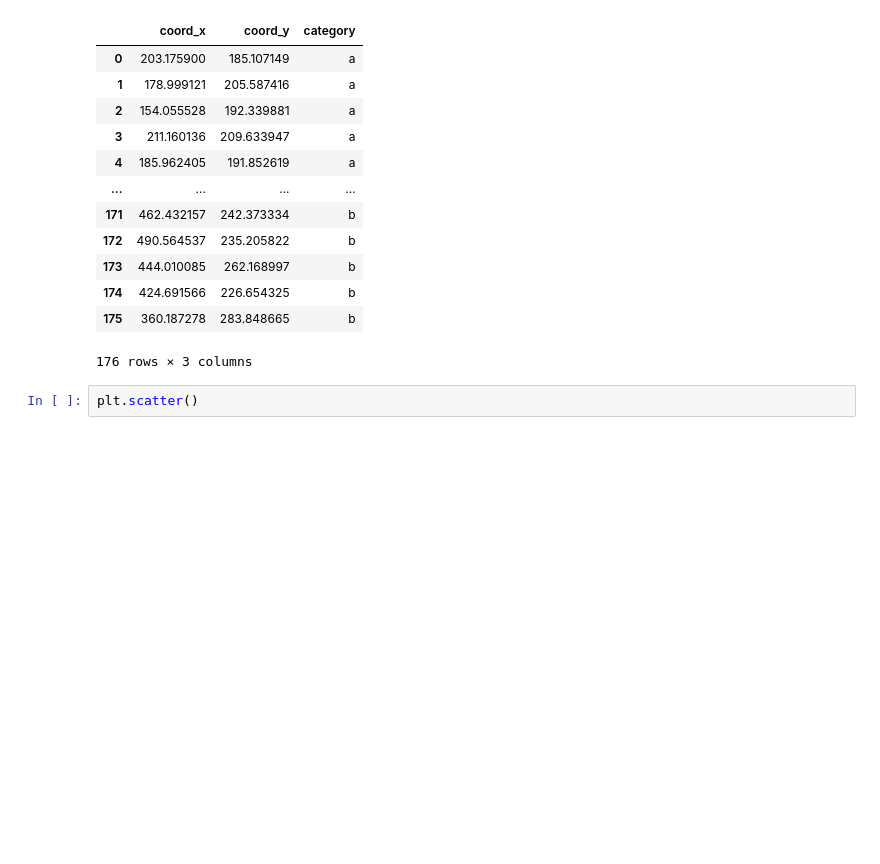
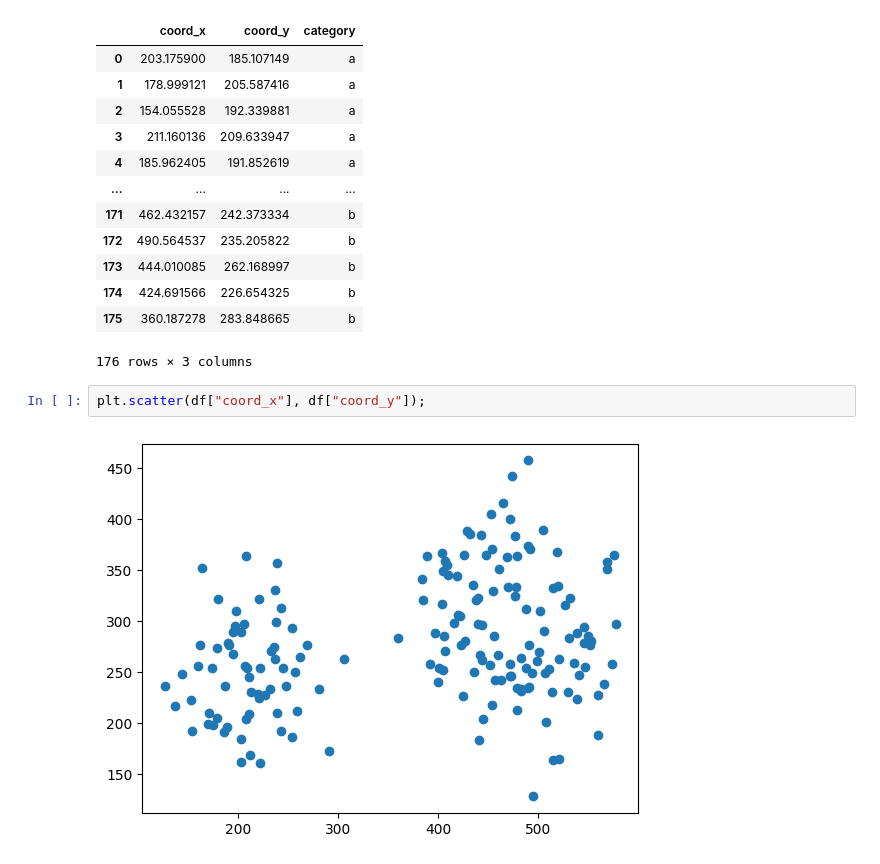
Before and after one commit to sojog/ML-Cluj-28-31-iulie, a Jupyter notebook: Ziua3/05.classification.ipynb, the cells around one changed output. Drawn from its saved outputs; the diff is of its cells as text; blank space fills up the shorter version.

```diff
--- a/Ziua3/05.classification.ipynb
+++ b/Ziua3/05.classification.ipynb
@@ -20,4 +20,6 @@ df
 | 175 | 360.187278 | 283.848665 | b |
 176 rows × 3 columns
 # %%
-plt.scatter()
+plt.scatter(df["coord_x"], df["coord_y"]);
+# %% [output]
+[figure, added]
```
Also changed, not shown: parts of 8 cells of this notebook.
